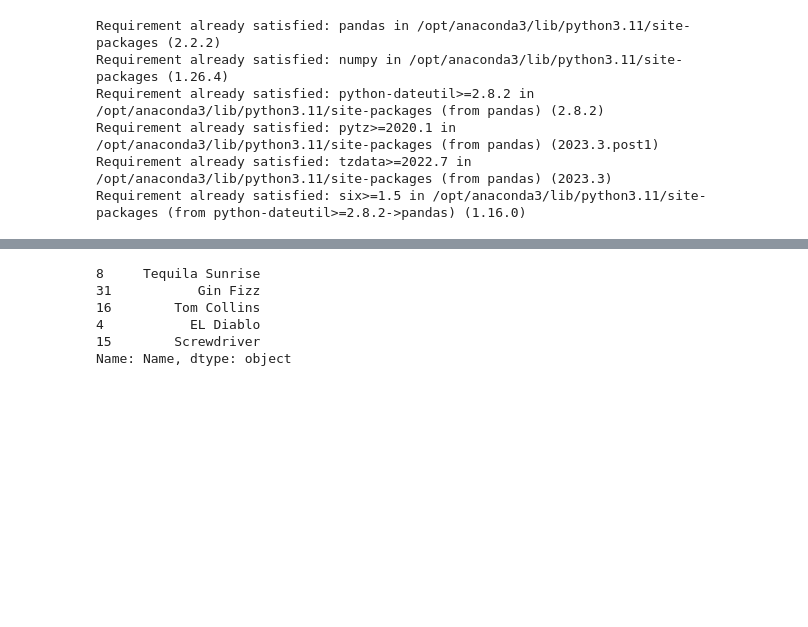
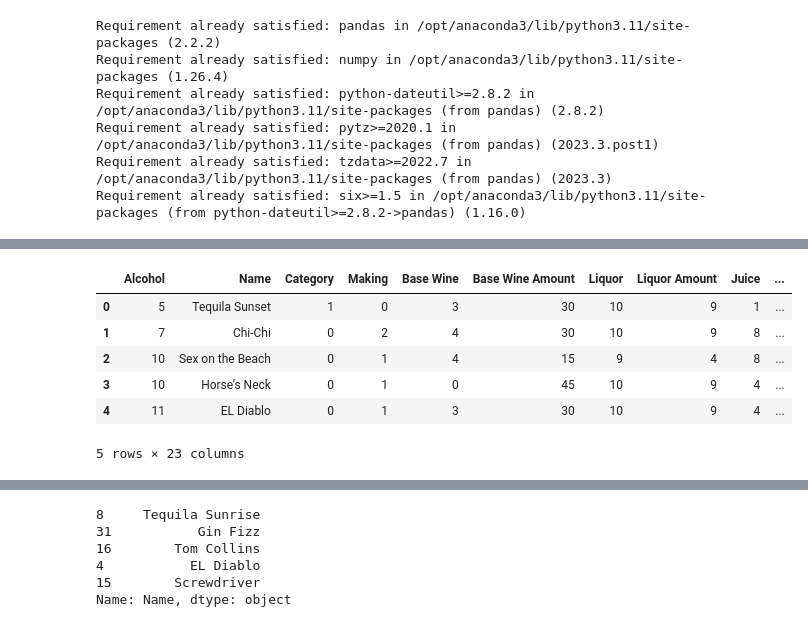
Before and after one commit to dpatel77/CocktailRecommenderSystem, a Jupyter notebook: Cocktails2.ipynb, the cells around one changed output, grey strips where cells are left out. Saved outputs shown, nothing was run; the diff lists cells and outputs as text; code cells hidden in the pictures; blank space fills up the shorter version.

```diff
--- a/Cocktails2.ipynb
+++ b/Cocktails2.ipynb
@@ -113,0 +114,22 @@ cocktail_preprocessed
+# %%
+from sklearn.preprocessing import LabelEncoder, StandardScaler
+
+# Label encode categorical columns
+label_encoders = {}
+categorical_cols = cocktails_df.drop(columns = 'Name').select_dtypes(include=['object']).columns
+
+for col in categorical_cols:
+    le = LabelEncoder()
+    cocktails_df[col] = le.fit_transform(cocktails_df[col].astype(str))
+    label_encoders[col] = le
+
+# Display the first few rows of the encoded dataset
+cocktails_df.head()
+# %% [output]
+|  | Alcohol | Name | Category | Making | Base Wine | Base Wine Amount | Liquor | Liquor Amount | Juice | ... |
+| 0 | 5 | Tequila Sunset | 1 | 0 | 3 | 30 | 10 | 9 | 1 | ... |
+| 1 | 7 | Chi-Chi | 0 | 2 | 4 | 30 | 10 | 9 | 8 | ... |
+| 2 | 10 | Sex on the Beach | 0 | 1 | 4 | 15 | 9 | 4 | 8 | ... |
+| 3 | 10 | Horse’s Neck | 0 | 1 | 0 | 45 | 10 | 9 | 4 | ... |
+| 4 | 11 | EL Diablo | 0 | 1 | 3 | 30 | 10 | 9 | 4 | ... |
+5 rows × 23 columns
```
Also changed, not shown: parts of 14 cells of this notebook.
